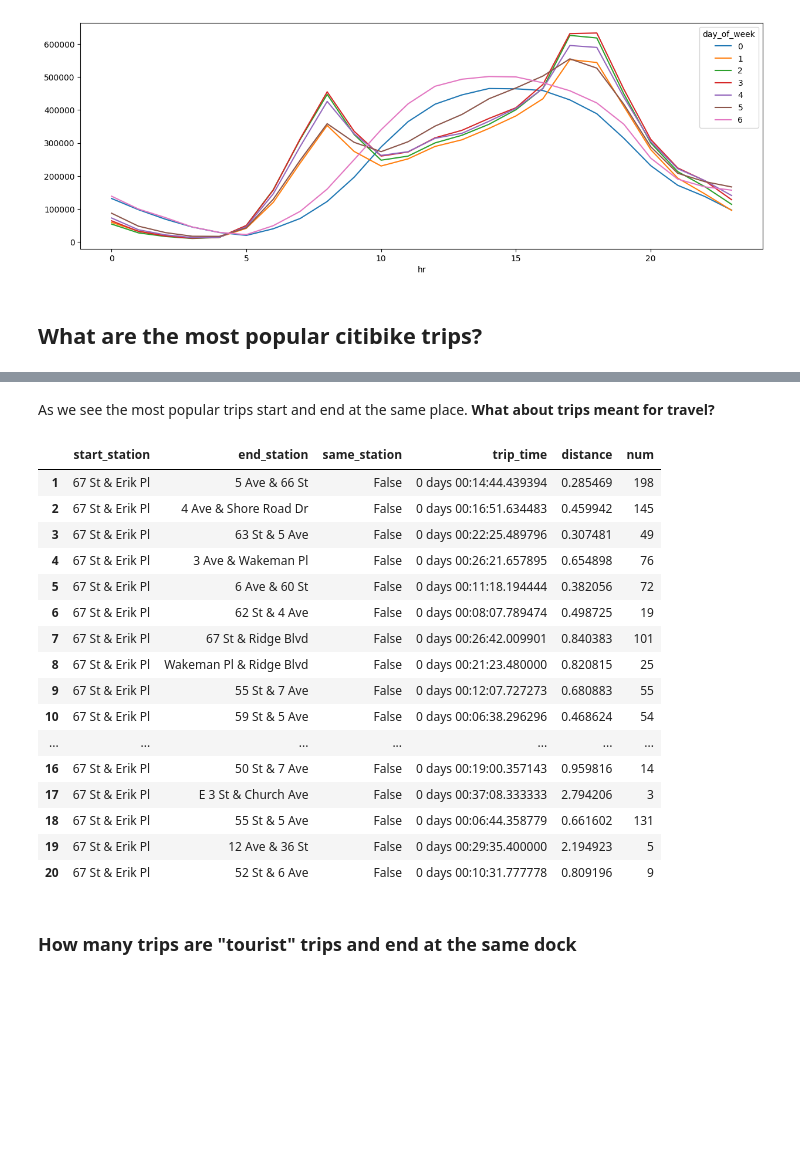
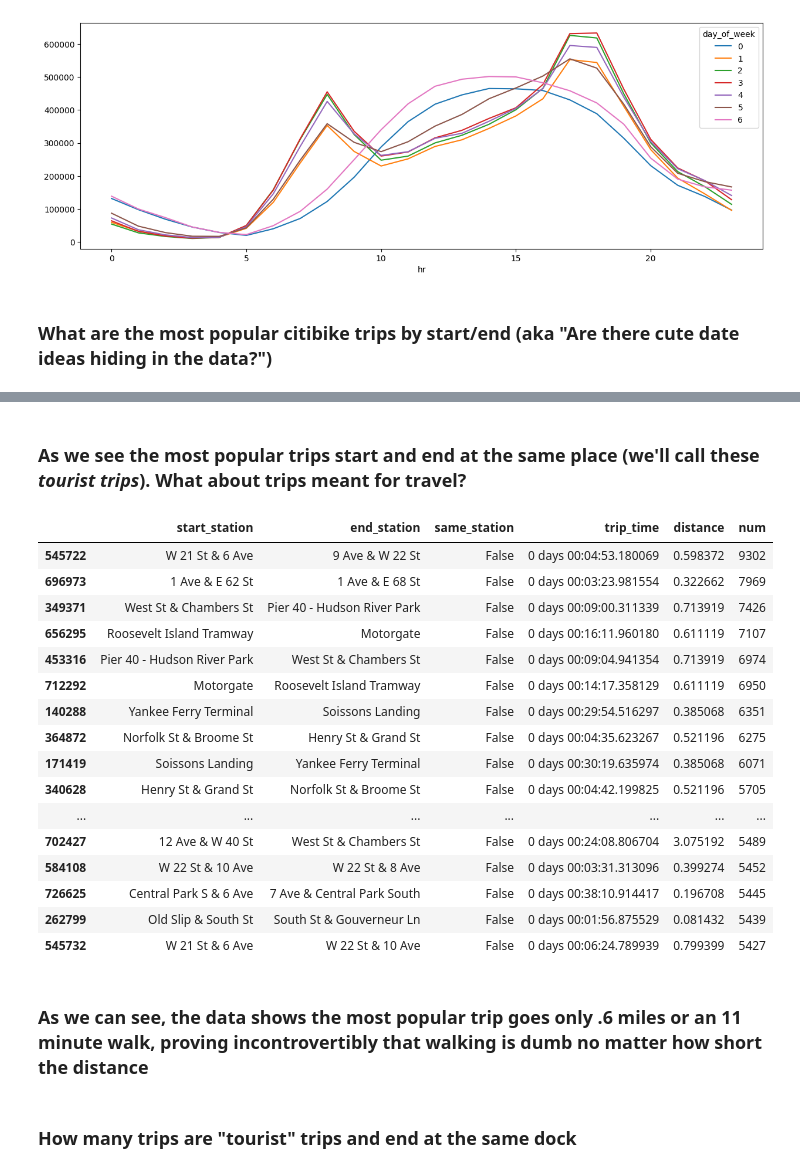
Before and after one commit to dseisun/citibike, a Jupyter notebook: analysis.ipynb, the cells around one changed output, grey strips where cells are left out. Drawn from its saved outputs; the diff is of its cells as text; code cells hidden in the pictures; blank space fills up the shorter version.

```diff
--- a/analysis.ipynb
+++ b/analysis.ipynb
@@ -252,7 +269,7 @@ df_weekday_vs_hours.pivot(index='hr', columns='day_of_week', values='num').plot(
 <AxesSubplot: xlabel='hr'>
 [figure]
 # %% [markdown]
-## What are the most popular citibike trips?
+### What are the most popular citibike trips by start/end (aka "Are there cute date ideas hiding in the data?")
 # %%
 df_popular_trips = pd.read_sql("""
 with t as (
@@ -295,27 +312,29 @@ df_popular_trips.sort_values(by='num', ascending=False)[:20]
 | 312702 | West St & Liberty St | West St & Liberty St | True | 0 days 00:15:07.905360 | 0.000000 | 7967 |
 | 140286 | Yankee Ferry Terminal | Yankee Ferry Terminal | True | 0 days 00:35:33.916185 | 0.000000 | 7612 |
 # %% [markdown]
-As we see the most popular trips start and end at the same place. **What about trips meant for travel?**
+### As we see the most popular trips start and end at the same place (we'll call these _tourist trips_). **What about trips meant for travel?**
 # %%
-df_popular_trips[df_popular_trips['same_station'] == False][:20]
+df_popular_trips[df_popular_trips['same_station'] == False].sort_values(by='num', ascending=False)[:20]
 # %% [output]
 |  | start_station | end_station | same_station | trip_time | distance | num |
-| 1 | 67 St & Erik Pl | 5 Ave & 66 St | False | 0 days 00:14:44.439394 | 0.285469 | 198 |
-| 2 | 67 St & Erik Pl | 4 Ave & Shore Road Dr | False | 0 days 00:16:51.634483 | 0.459942 | 145 |
-| 3 | 67 St & Erik Pl | 63 St & 5 Ave | False | 0 days 00:22:25.489796 | 0.307481 | 49 |
-| 4 | 67 St & Erik Pl | 3 Ave & Wakeman Pl | False | 0 days 00:26:21.657895 | 0.654898 | 76 |
-| 5 | 67 St & Erik Pl | 6 Ave & 60 St | False | 0 days 00:11:18.194444 | 0.382056 | 72 |
-| 6 | 67 St & Erik Pl | 62 St & 4 Ave | False | 0 days 00:08:07.789474 | 0.498725 | 19 |
-| 7 | 67 St & Erik Pl | 67 St & Ridge Blvd | False | 0 days 00:26:42.009901 | 0.840383 | 101 |
-| 8 | 67 St & Erik Pl | Wakeman Pl & Ridge Blvd | False | 0 days 00:21:23.480000 | 0.820815 | 25 |
-| 9 | 67 St & Erik Pl | 55 St & 7 Ave | False | 0 days 00:12:07.727273 | 0.680883 | 55 |
-| 10 | 67 St & Erik Pl | 59 St & 5 Ave | False | 0 days 00:06:38.296296 | 0.468624 | 54 |
+| 545722 | W 21 St & 6 Ave | 9 Ave & W 22 St | False | 0 days 00:04:53.180069 | 0.598372 | 9302 |
+| 696973 | 1 Ave & E 62 St | 1 Ave & E 68 St | False | 0 days 00:03:23.981554 | 0.322662 | 7969 |
+| 349371 | West St & Chambers St | Pier 40 - Hudson River Park | False | 0 days 00:09:00.311339 | 0.713919 | 7426 |
+| 656295 | Roosevelt Island Tramway | Motorgate | False | 0 days 00:16:11.960180 | 0.611119 | 7107 |
+| 453316 | Pier 40 - Hudson River Park | West St & Chambers St | False | 0 days 00:09:04.941354 | 0.713919 | 6974 |
+| 712292 | Motorgate | Roosevelt Island Tramway | False | 0 days 00:14:17.358129 | 0.611119 | 6950 |
+| 140288 | Yankee Ferry Terminal | Soissons Landing | False | 0 days 00:29:54.516297 | 0.385068 | 6351 |
+| 364872 | Norfolk St & Broome St | Henry St & Grand St | False | 0 days 00:04:35.623267 | 0.521196 | 6275 |
+| 171419 | Soissons Landing | Yankee Ferry Terminal | False | 0 days 00:30:19.635974 | 0.385068 | 6071 |
+| 340628 | Henry St & Grand St | Norfolk St & Broome St | False | 0 days 00:04:42.199825 | 0.521196 | 5705 |
 | ... | ... | ... | ... | ... | ... | ... |
-| 16 | 67 St & Erik Pl | 50 St & 7 Ave | False | 0 days 00:19:00.357143 | 0.959816 | 14 |
-| 17 | 67 St & Erik Pl | E 3 St & Church Ave | False | 0 days 00:37:08.333333 | 2.794206 | 3 |
-| 18 | 67 St & Erik Pl | 55 St & 5 Ave | False | 0 days 00:06:44.358779 | 0.661602 | 131 |
-| 19 | 67 St & Erik Pl | 12 Ave & 36 St | False | 0 days 00:29:35.400000 | 2.194923 | 5 |
-| 20 | 67 St & Erik Pl | 52 St & 6 Ave | False | 0 days 00:10:31.777778 | 0.809196 | 9 |
+| 702427 | 12 Ave & W 40 St | West St & Chambers St | False | 0 days 00:24:08.806704 | 3.075192 | 5489 |
+| 584108 | W 22 St & 10 Ave | W 22 St & 8 Ave | False | 0 days 00:03:31.313096 | 0.399274 | 5452 |
+| 726625 | Central Park S & 6 Ave | 7 Ave & Central Park South | False | 0 days 00:38:10.914417 | 0.196708 | 5445 |
+| 262799 | Old Slip & South St | South St & Gouverneur Ln | False | 0 days 00:01:56.875529 | 0.081432 | 5439 |
+| 545732 | W 21 St & 6 Ave | W 22 St & 10 Ave | False | 0 days 00:06:24.789939 | 0.799399 | 5427 |
+# %% [markdown]
+### As we can see, the data shows the most popular trip goes only .6 miles or an 11 minute walk, proving incontrovertibly that walking is dumb no matter how short the distance
 # %%
 df_trip_time_by_type_of_ride = pd.read_sql("""select
 	date_trunc('day', started_at) as day_started,
```
Also changed, not shown: parts of 23 cells of this notebook, 1 other file.
